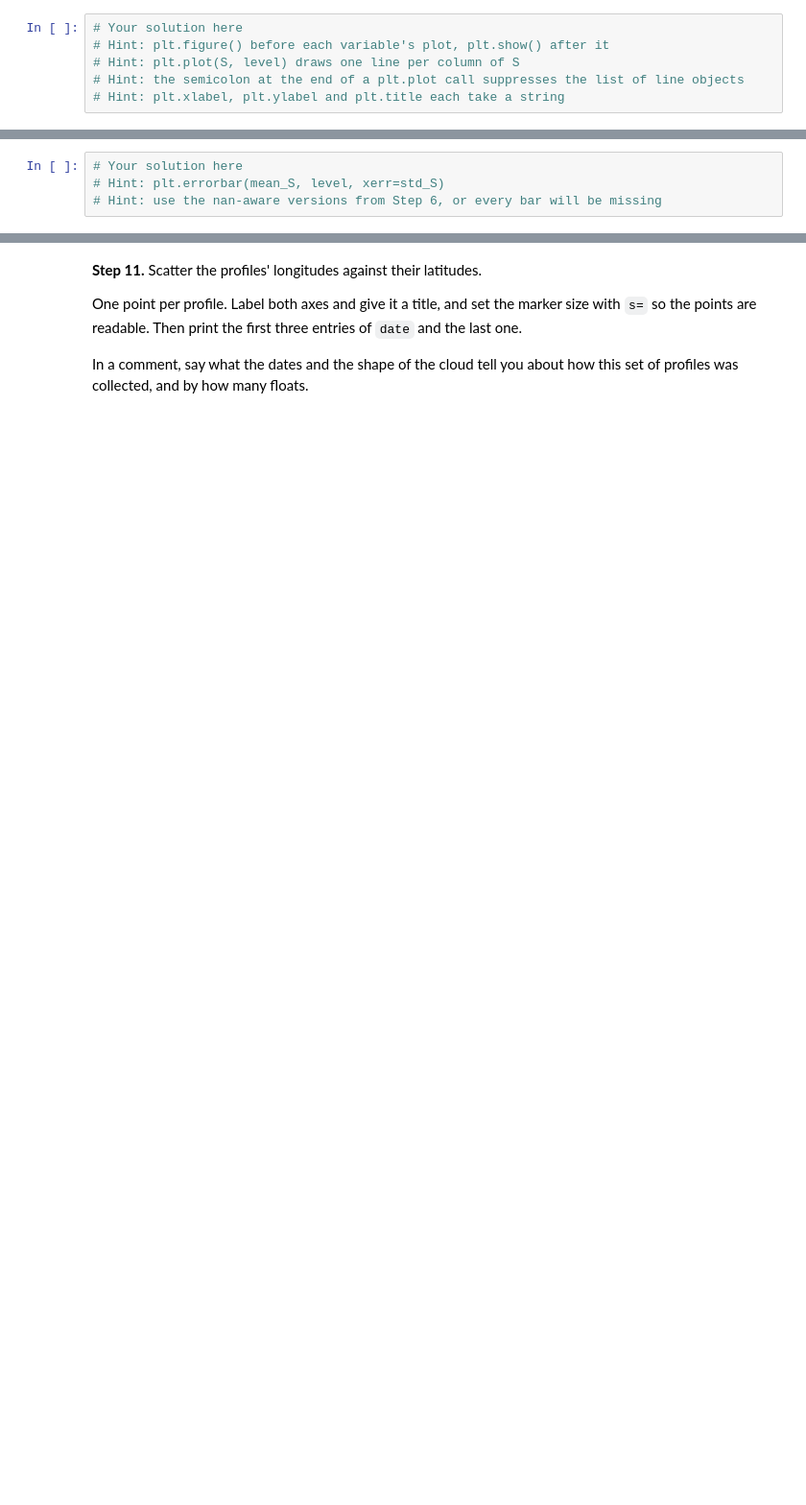
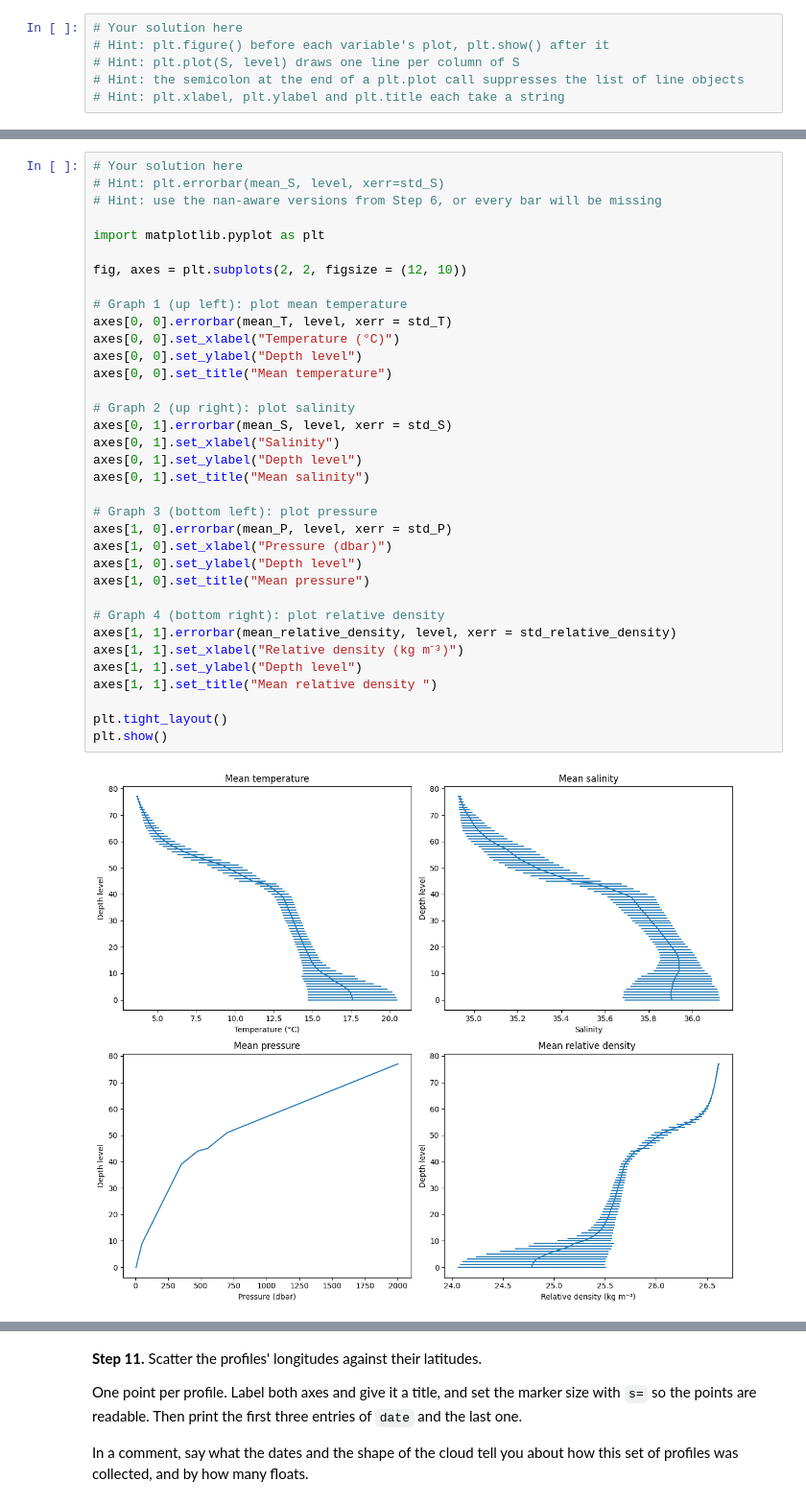
Before and after one commit to elena-gazzini/2026_Intro_Python, a Jupyter notebook: EG_1_3_numpy_environmental_exercises.ipynb, the cells around one changed output, grey strips where cells are left out. Shown at 96% size. Saved outputs shown, nothing was run; the diff lists cells and outputs as text; blank space fills up the shorter version.

```diff
--- a/EG_1_3_numpy_environmental_exercises.ipynb
+++ b/EG_1_3_numpy_environmental_exercises.ipynb
@@ -361,7 +546,40 @@ Because the variable is on the *x*-axis, the spread is a *horizontal* error bar
 
 In a comment, say what the width of the error bars tells you about how much the profiles disagree
 near the surface compared with at depth.
-# %%
-# Your solution here
-# Hint: plt.errorbar(mean_S, level, xerr=std_S)
-# Hint: use the nan-aware versions from Step 6, or every bar will be missing
+# %%
+# Your solution here
+# Hint: plt.errorbar(mean_S, level, xerr=std_S)
+# Hint: use the nan-aware versions from Step 6, or every bar will be missing
+
+import matplotlib.pyplot as plt
+
+fig, axes = plt.subplots(2, 2, figsize = (12, 10))
+
+# Graph 1 (up left): plot mean temperature
+axes[0, 0].errorbar(mean_T, level, xerr = std_T)
+axes[0, 0].set_xlabel("Temperature (°C)")
+axes[0, 0].set_ylabel("Depth level")
+axes[0, 0].set_title("Mean temperature")
+
+# Graph 2 (up right): plot salinity
+axes[0, 1].errorbar(mean_S, level, xerr = std_S)
+axes[0, 1].set_xlabel("Salinity")
+axes[0, 1].set_ylabel("Depth level")
+axes[0, 1].set_title("Mean salinity")
+
+# Graph 3 (bottom left): plot pressure
+axes[1, 0].errorbar(mean_P, level, xerr = std_P)
+axes[1, 0].set_xlabel("Pressure (dbar)")
+axes[1, 0].set_ylabel("Depth level")
+axes[1, 0].set_title("Mean pressure")
+
+# Graph 4 (bottom right): plot relative density
+axes[1, 1].errorbar(mean_relative_density, level, xerr = std_relative_density)
+axes[1, 1].set_xlabel("Relative density (kg m⁻³)")
+axes[1, 1].set_ylabel("Depth level")
+axes[1, 1].set_title("Mean relative density ")
+
+plt.tight_layout()
+plt.show()
+# %% [output]
+[figure, added]
```
Also changed, not shown: parts of 13 cells of this notebook.
